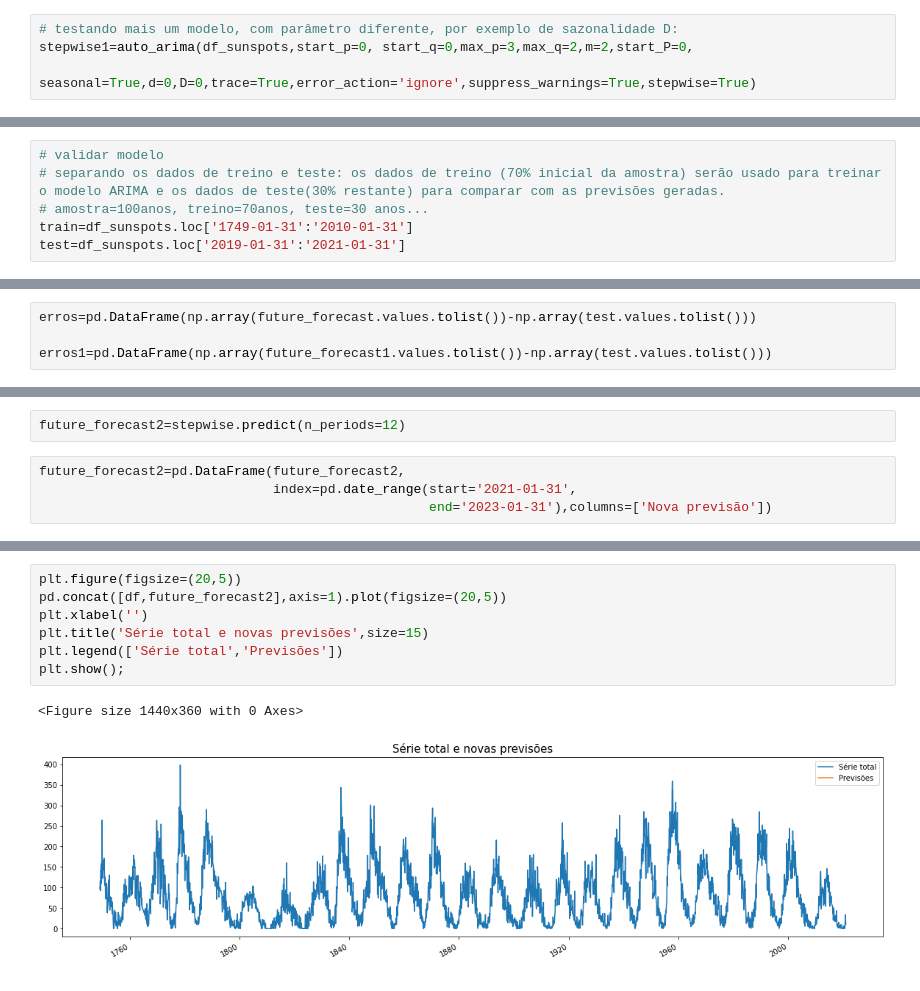
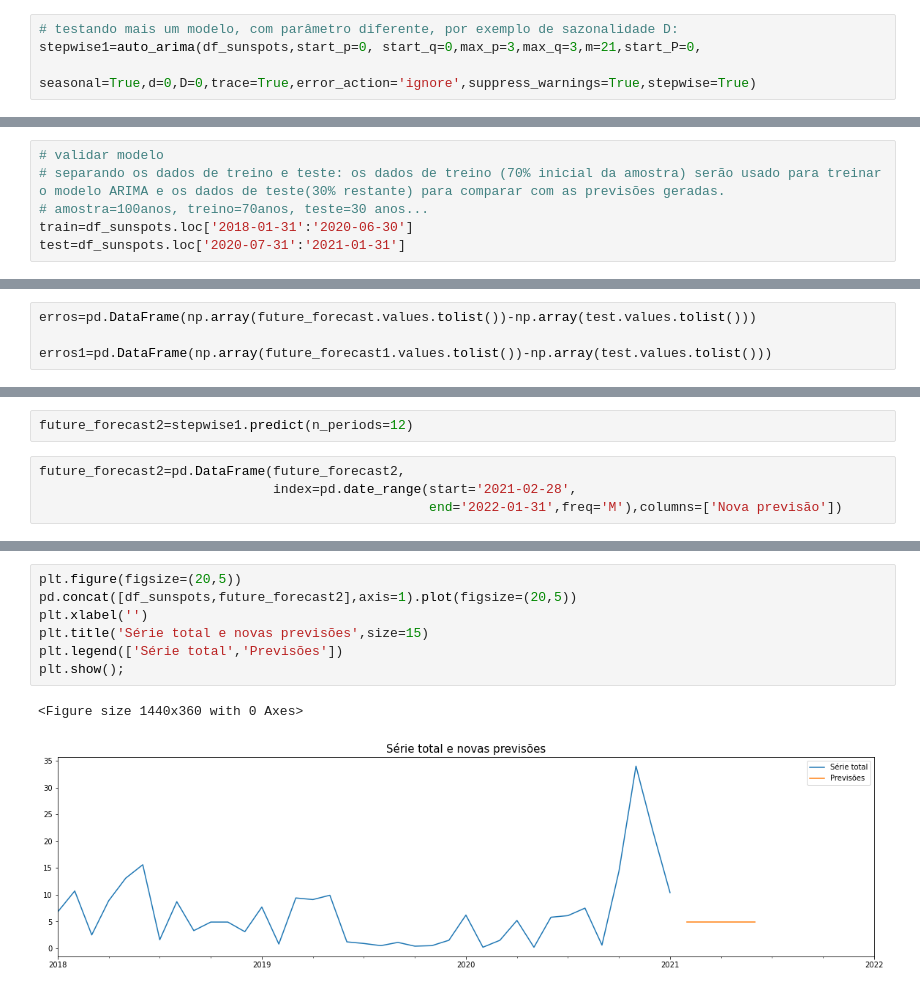
Before and after one commit to JuWhoo/series_temporais_arima, a Jupyter notebook: arima_teste_sunspots.ipynb, the cells around one changed output, grey strips where cells are left out. Saved outputs shown, nothing was run; the diff lists cells and outputs as text.

```diff
--- a/arima_teste_sunspots.ipynb
+++ b/arima_teste_sunspots.ipynb
@@ -183,6 +189,6 @@ stepwise.aic()
 # %%
 # testando mais um modelo, com parâmetro diferente, por exemplo de sazonalidade D:
-stepwise1=auto_arima(df_sunspots,start_p=0, start_q=0,max_p=3,max_q=2,m=2,start_P=0,
+stepwise1=auto_arima(df_sunspots,start_p=0, start_q=0,max_p=3,max_q=3,m=21,start_P=0,
                      seasonal=True,d=0,D=0,trace=True,error_action='ignore',suppress_warnings=True,stepwise=True)
 # %% [output]
 Performing stepwise search to minimize aic
@@ -212,8 +218,8 @@ stepwise1.aic()
 # validar modelo
 # separando os dados de treino e teste: os dados de treino (70% inicial da amostra) serão usado para treinar o modelo ARIMA e os dados de teste(30% restante) para comparar com as previsões geradas.
 # amostra=100anos, treino=70anos, teste=30 anos...
-train=df_sunspots.loc['1749-01-31':'2010-01-31']
-test=df_sunspots.loc['2019-01-31':'2021-01-31']
+train=df_sunspots.loc['2018-01-31':'2020-06-30']
+test=df_sunspots.loc['2020-07-31':'2021-01-31']
 # %%
 stepwise.fit(train)
 stepwise1.fit(train)
@@ -408,8 +402,8 @@ ARIMA(order=(2, 0, 1), scoring_args={}, seasonal_order=(2, 1, 0, 4),
       suppress_warnings=True, with_intercept=False)
 # %%
-future_forecast2=stepwise.predict(n_periods=12)
+future_forecast2=stepwise1.predict(n_periods=12)
 # %%
 future_forecast2=pd.DataFrame(future_forecast2,
-                              index=pd.date_range(start='2021-01-31',
-                                                  end='2023-01-31'),columns=['Nova previsão'])
+                              index=pd.date_range(start='2021-02-28',
+                                                  end='2022-01-31',freq='M'),columns=['Nova previsão'])
 # %%
@@ -435,10 +425,10 @@ future_forecast2.head(24)
 # %%
 plt.figure(figsize=(20,5))
-pd.concat([df,future_forecast2],axis=1).plot(figsize=(20,5))
+pd.concat([df_sunspots,future_forecast2],axis=1).plot(figsize=(20,5))
 plt.xlabel('')
 plt.title('Série total e novas previsões',size=15)
 plt.legend(['Série total','Previsões'])
 plt.show();
 # %% [output]
 <Figure size 1440x360 with 0 Axes>
-[figure, old version]
+[figure, new version]
```
Also changed, not shown: parts of 30 cells of this notebook, 4 other files.
